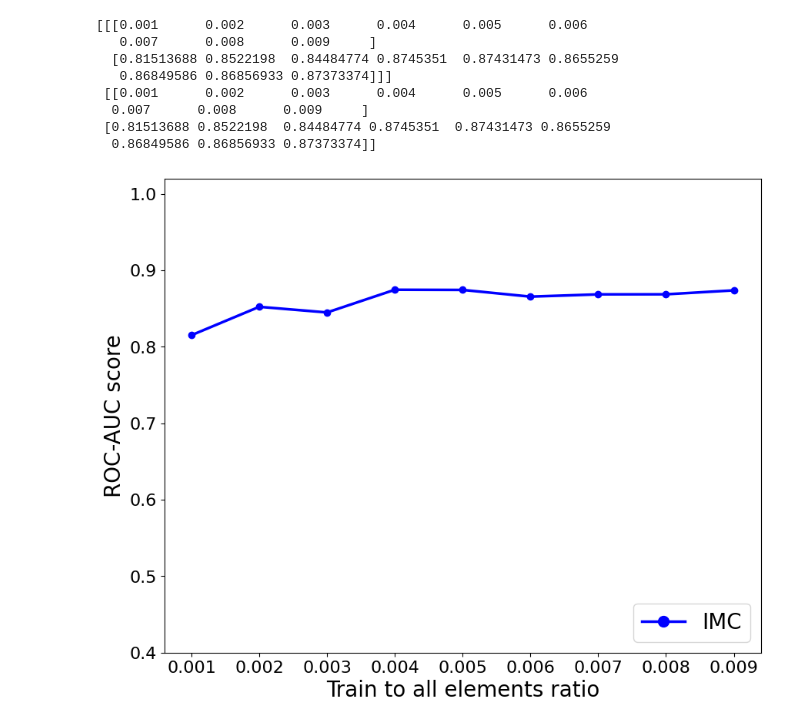
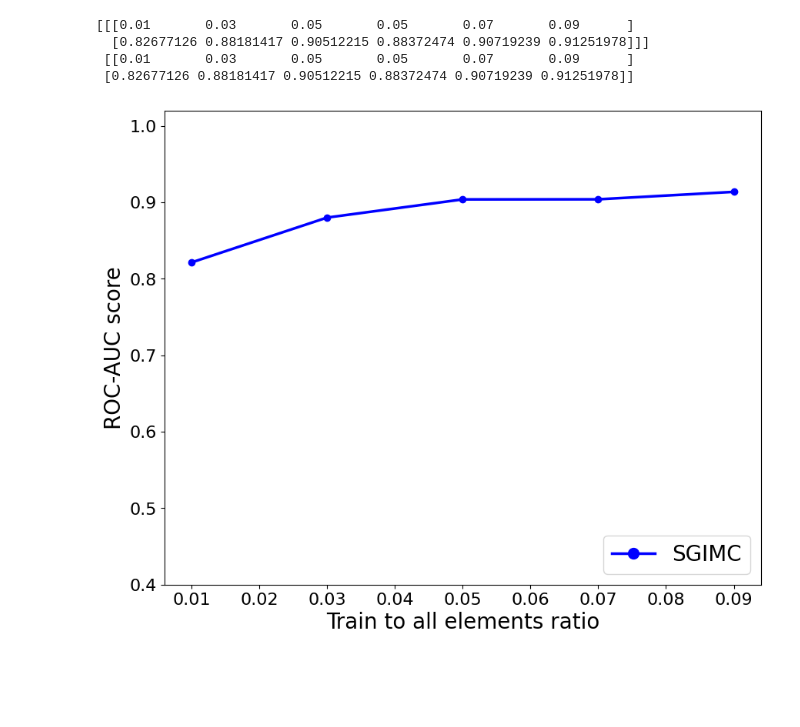
Before and after one commit to Sijianf/BVSIMC, a Jupyter notebook: scripts/realAnalysis/tuberculosis/cv_sgimc.ipynb, the cells around one changed output. Saved outputs shown, nothing was run; the diff lists cells and outputs as text; code cells hidden in the pictures; blank space fills up the shorter version.

Commit message:
Updated results

```diff
--- a/scripts/realAnalysis/tuberculosis/cv_sgimc.ipynb
+++ b/scripts/realAnalysis/tuberculosis/cv_sgimc.ipynb
@@ -102,18 +104,17 @@ from sklearn.model_selection import ParameterGrid
 
 grid_dataset = ParameterGrid(
     {
-        "train_size": np.arange(0.001, 0.01, 0.001),
-        "n_splits": [5],
+        "train_size": np.arange(0.01, 0.1, 0.02),
+        "n_splits": [3],
     }
 )
 
 grid_model = ParameterGrid(
     {
         "C_lasso": [0.0],
-        "C_group": [0.0],
-        "C_ridge": [1e0],
-        "lamb": [1e-4, 1e-3, 1e-2],
-        "rank": [13],
+        "C_group": [2e-5, 2e-4, 2e-3],
+        "C_ridge": [1e-5],
+        "rank": [3, 6, 13],
     }
 )
 # %%
@@ -142,10 +143,9 @@ for par_dtst in tqdm(grid_dataset):
             par_mdl["C_group"],
             par_mdl["C_ridge"],
         )
-        lamb = par_mdl["lamb"]
         imc = SparseGroupIMCClassifier(
             par_mdl["rank"],
-            n_threads=8,
+            n_threads=4,
             random_state=42,
             C_lasso=C_lasso,
             C_group=C_group,
@@ -154,12 +154,14 @@ for par_dtst in tqdm(grid_dataset):
 
         # fit on the whole development dataset
         R_train = get_submatrix(R_full, ind_train_all)
-        imc.fit(X, Y, R_train, sample_weight=np.ones(R_train.nnz) / lamb)
+        imc.fit(X, Y, R_train)
 
         # get the score
         prob_full = imc.predict_proba(X, Y)
         prob_test = get_submatrix(prob_full, ind_test)
         scores_test = mc_get_scores(R_test, prob_test)
+        d1_test = sum(abs(imc.coef_W_).max(axis=1) > 0)
+        d2_test = sum(abs(imc.coef_H_).max(axis=1) > 0)
 
         # run the k-fold CV
         # splt = ShuffleSplit(**par_dtst, random_state=random_state)
@@ -180,22 +182,27 @@ for par_dtst in tqdm(grid_dataset):
                 C_group=C_group,
                 C_ridge=C_ridge,
             )
-            imc.fit(X, Y, R_train, sample_weight=np.ones(R_train.nnz) / lamb)
+            imc.fit(X, Y, R_train)
 
             # compute the class probabilities
             prob_full = imc.predict_proba(X, Y)  # uses own copies of W, H
             prob_valid = get_submatrix(prob_full, ind_valid)
-
             scores_valid = mc_get_scores(R_valid, prob_valid)
+            d1_valid = sum(abs(imc.coef_W_).max(axis=1) > 0)
+            d2_valid = sum(abs(imc.coef_H_).max(axis=1) > 0)
 
             # record the results
             results.append(
                 {
                     "train_size": par_dtst["train_size"],
-                    "lamb": par_mdl["lamb"],
+                    "C_group": par_mdl["C_group"],
                     "cv": cv,
                     "val_score": scores_valid["auc"],
+                    "val_d1": d1_valid,
+                    "val_d2": d2_valid,
                     "test_score": scores_test["auc"],
+                    "test_d1": d1_test,
+                    "test_d2": d2_test,
                 }
             )
         # end for
@@ -276,6 +283,9 @@ filename_results.append(os.path.join(PATH_OUTPUT, "results_sgimc.gz"))
 
 for fn in os.listdir(PATH_ARCHIVE):
     filename_results.append(os.path.join(PATH_ARCHIVE, fn))
+# %%
+filename_results = []
+filename_results.append(os.path.join(PATH_OUTPUT, "results_sgimc.gz"))
 # %%
 results = []
 for fn in filename_results:
@@ -283,28 +313,24 @@ for fn in filename_results:
 # %%
 results_final = []
 for result in results:
-    results_final.append(get_final_results(result, hyp_param="lamb"))
+    results_final.append(get_final_results(result, hyp_param='test_d1'))
 results_final = np.array(results_final)
 results_sgimc = np.mean(results_final, axis=0)
 # %%
 print(results_final, "\n", results_sgimc)
 # %% [output]
-[[[0.001      0.002      0.003      0.004      0.005      0.006
-   0.007      0.008      0.009     ]
-  [0.81513688 0.8522198  0.84484774 0.8745351  0.87431473 0.8655259
-   0.86849586 0.86856933 0.87373374]]]
- [[0.001      0.002      0.003      0.004      0.005      0.006
-  0.007      0.008      0.009     ]
- [0.81513688 0.8522198  0.84484774 0.8745351  0.87431473 0.8655259
-  0.86849586 0.86856933 0.87373374]]
+[[[0.01       0.03       0.05       0.05       0.07       0.09      ]
+  [0.82677126 0.88181417 0.90512215 0.88372474 0.90719239 0.91251978]]]
+ [[0.01       0.03       0.05       0.05       0.07       0.09      ]
+ [0.82677126 0.88181417 0.90512215 0.88372474 0.90719239 0.91251978]]
 # %%
 import matplotlib.lines as mlines
 # %%
 plt.figure(figsize=(10, 8))
 
 # lines
-imc_line = mlines.Line2D(
-    [], [], color="blue", marker="o", linewidth=2.5, markersize=10, label="IMC"
+sgimc_line = mlines.Line2D(
+    [], [], color="blue", marker="o", linewidth=2.5, markersize=10, label="SGIMC"
 )
 # imc_line = mlines.Line2D([], [], color='red', marker='s', linewidth=2.5,
 #                          markersize=10, label='IMC')
@@ -317,36 +343,36 @@ imc_line = mlines.Line2D(
 
 # curves
 plt.plot(results_sgimc[0], results_sgimc[1], "b-", label="SGIMC", linewidth=2.5)
-# plt.plot(results_imc[0], results_imc[1], 'r-', label='IMC', linewidth=2.5)
+# plt.plot(results_imc[0], results_imc[1], "r-", label="IMC", linewidth=2.5)
 # plt.plot(results_mf[0], results_mf[1], 'g-', label='MF', linewidth=2.5)
 # plt.plot(results_sgimc_comb[0], results_sgimc_comb[1], 'b--', label='SGIMC-comb', linewidth=2.5)
 # plt.plot(results_imc_comb[0], results_imc_comb[1], 'r--', label='IMC-comb', linewidth=2.5)
 
 # dotes
 plt.plot(results_sgimc[0], results_sgimc[1], "bo", label="SGIMC", linewidth=2.5)
-# plt.plot(results_imc[0], results_imc[1], 'rs', label='IMC', linewidth=2.5)
+# plt.plot(results_imc[0], results_imc[1], "rs", label="IMC", linewidth=2.5)
 # plt.plot(results_mf[0], results_mf[1], 'g^', label='MF', linewidth=2.5)
 # plt.plot(results_sgimc_comb[0], results_sgimc_comb[1], 'bo', label='SGIMC-comb', linewidth=2.5)
 # plt.plot(results_imc_comb[0], results_imc_comb[1], 'rs', label='IMC-comb', linewidth=2.5)
 
 # specify axis limits and labels
 plt.ylim((0.4, 1.02))
 plt.xlabel("Train to all elements ratio", fontsize=20)
 plt.ylabel("ROC-AUC score", fontsize=20)
 
 # ticks
 plt.xticks(fontsize=16)
 plt.yticks(fontsize=16)
 
 # legend
 plt.legend(
     handles=[
-        imc_line,  # imc_line, mf_line, sgimc_comb_line, imc_comb_line
+        sgimc_line,  # imc_line, mf_line, sgimc_comb_line, imc_comb_line
     ],
     fontsize=20,
     loc=4,
 )
 
 plt.show()
 # %% [output]
-[figure, old version]
+[figure, new version]
```
Also changed, not shown: parts of 3 cells of this notebook, 6 other files.
